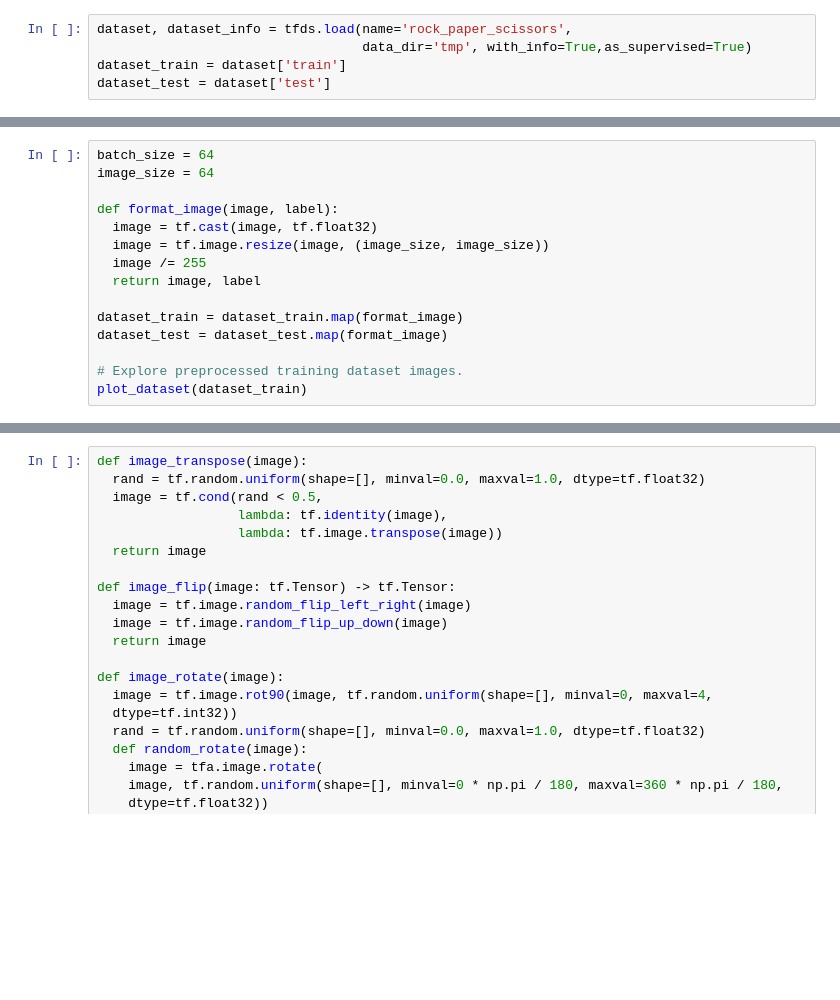
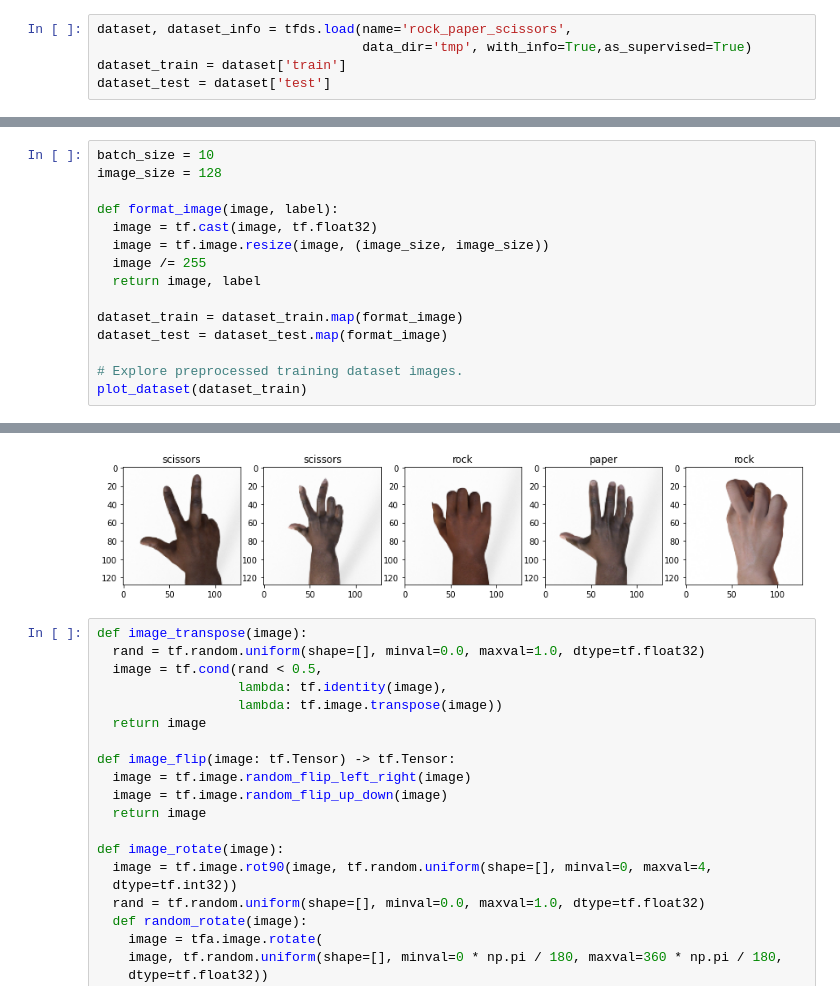
Before and after one commit to D7017E/Image-Recognition, a Jupyter notebook: tests and examples/Untitled1.ipynb, the cells around one changed output, grey strips where cells are left out. Saved outputs shown, nothing was run; the diff lists cells and outputs as text; blank space fills up the shorter version.

```diff
--- a/tests and examples/Untitled1.ipynb
+++ b/tests and examples/Untitled1.ipynb
@@ -59,6 +83,6 @@ gc.collect()
 # %%
-batch_size = 64
-image_size = 64
+batch_size = 10
+image_size = 128
 
 def format_image(image, label):
   image = tf.cast(image, tf.float32)
@@ -71,3 +95,4 @@ dataset_test = dataset_test.map(format_image)
 
 # Explore preprocessed training dataset images.
 plot_dataset(dataset_train)
+# %% [output]
@@ -74,3 +100,4 @@ plot_dataset(dataset_train)
+[figure, added]
 # %%
 def image_transpose(image):
   rand = tf.random.uniform(shape=[], minval=0.0, maxval=1.0, dtype=tf.float32)
```
Also changed, not shown: parts of 14 cells of this notebook, 1 other file.
